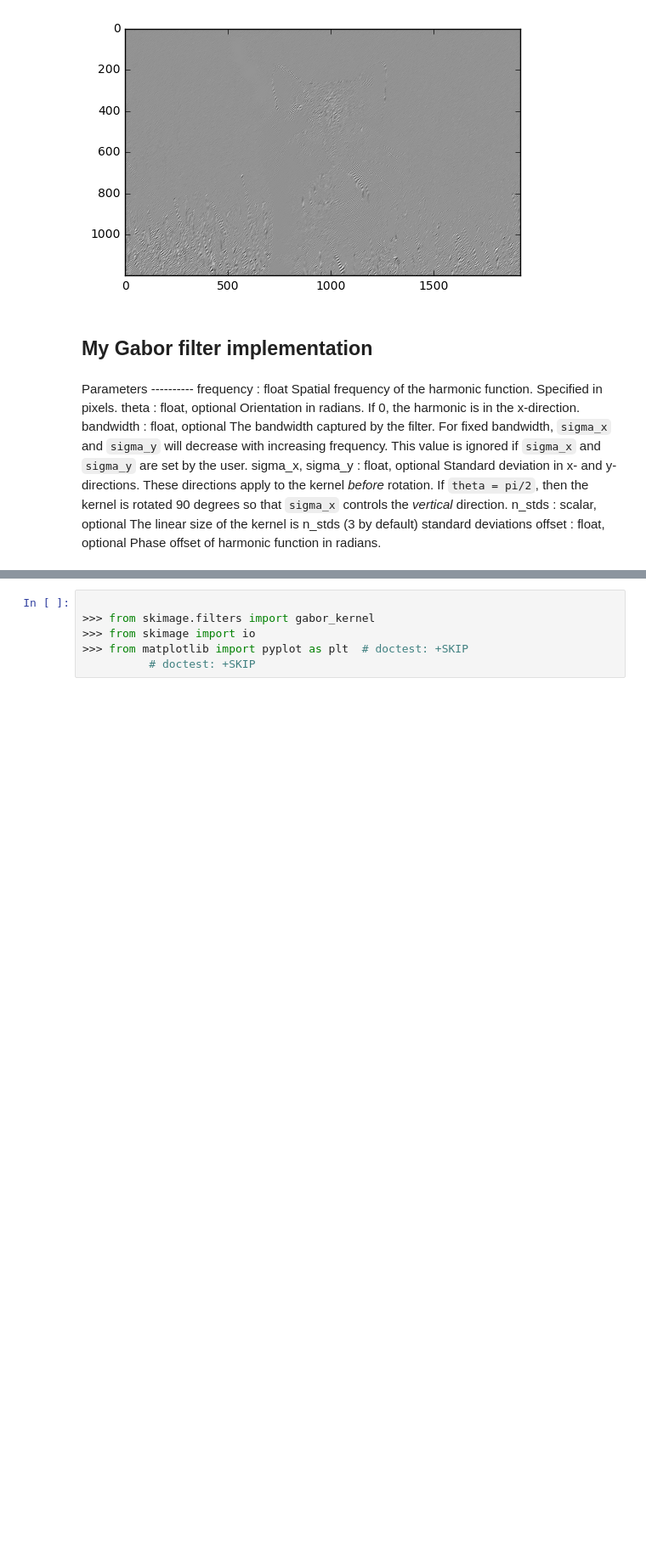
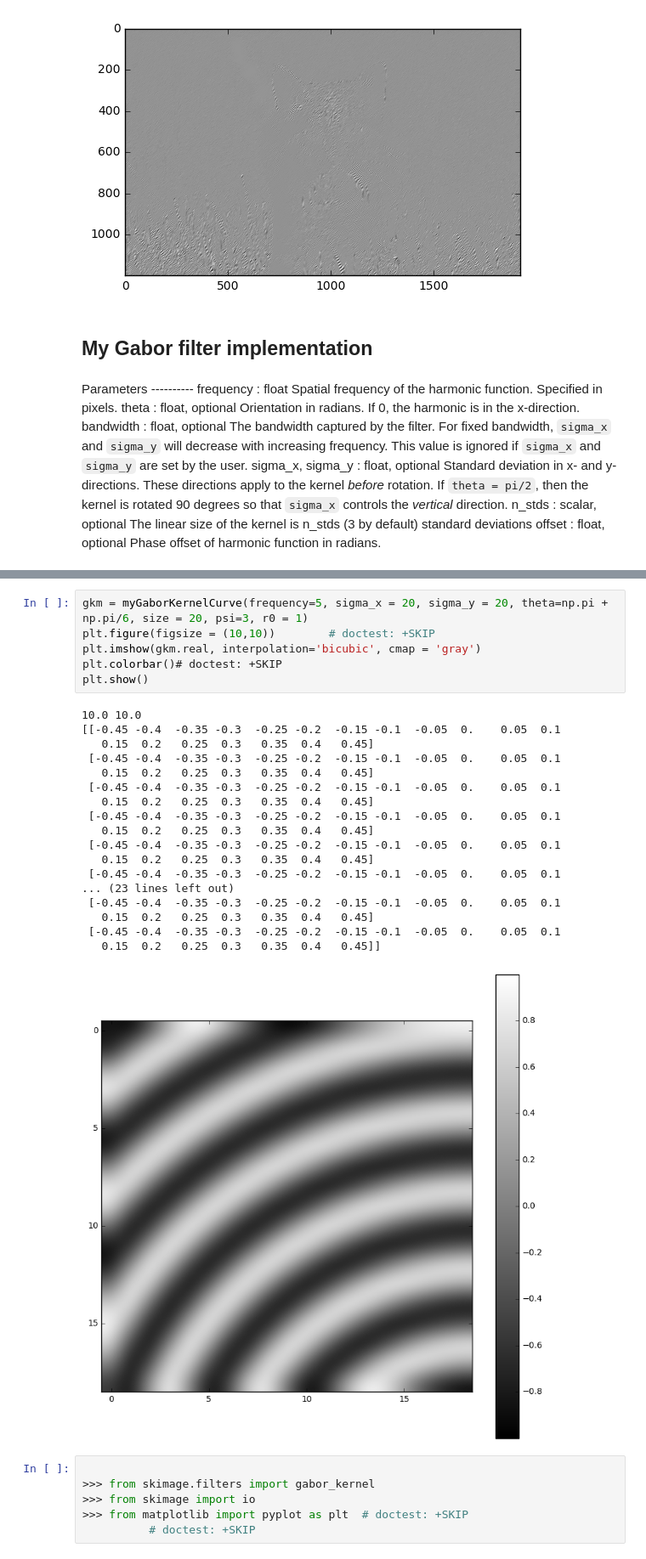
Before and after one commit to iKintosh/GaborNet, a Jupyter notebook: GaborFilter and GaborNet implementation .ipynb, the cells around one changed output, grey strips where cells are left out. Shown at 85% size. Cells and saved outputs as stored; diff of their text form; blank space fills up the shorter version.

```diff
--- a/GaborFilter and GaborNet implementation .ipynb
+++ b/GaborFilter and GaborNet implementation .ipynb
@@ -104,6 +103,31 @@ def myGaborKernelCurve(size = 9, frequency = 1, theta=0, sigma_x=5, sigma_y=5, p
     g *= np.exp(1j * (2 * np.pi * frequency * r + psi))
 
     return g.T
+# %%
+gkm = myGaborKernelCurve(frequency=5, sigma_x = 20, sigma_y = 20, theta=np.pi + np.pi/6, size = 20, psi=3, r0 = 1)
+plt.figure(figsize = (10,10))        # doctest: +SKIP
+plt.imshow(gkm.real, interpolation='bicubic', cmap = 'gray')
+plt.colorbar()# doctest: +SKIP
+plt.show()
+# %% [output]
+10.0 10.0
+[[-0.45 -0.4  -0.35 -0.3  -0.25 -0.2  -0.15 -0.1  -0.05  0.    0.05  0.1
+   0.15  0.2   0.25  0.3   0.35  0.4   0.45]
+ [-0.45 -0.4  -0.35 -0.3  -0.25 -0.2  -0.15 -0.1  -0.05  0.    0.05  0.1
+   0.15  0.2   0.25  0.3   0.35  0.4   0.45]
+ [-0.45 -0.4  -0.35 -0.3  -0.25 -0.2  -0.15 -0.1  -0.05  0.    0.05  0.1
+   0.15  0.2   0.25  0.3   0.35  0.4   0.45]
+ [-0.45 -0.4  -0.35 -0.3  -0.25 -0.2  -0.15 -0.1  -0.05  0.    0.05  0.1
+   0.15  0.2   0.25  0.3   0.35  0.4   0.45]
+ [-0.45 -0.4  -0.35 -0.3  -0.25 -0.2  -0.15 -0.1  -0.05  0.    0.05  0.1
+   0.15  0.2   0.25  0.3   0.35  0.4   0.45]
+ [-0.45 -0.4  -0.35 -0.3  -0.25 -0.2  -0.15 -0.1  -0.05  0.    0.05  0.1
+... (23 lines left out)
+ [-0.45 -0.4  -0.35 -0.3  -0.25 -0.2  -0.15 -0.1  -0.05  0.    0.05  0.1
+   0.15  0.2   0.25  0.3   0.35  0.4   0.45]
+ [-0.45 -0.4  -0.35 -0.3  -0.25 -0.2  -0.15 -0.1  -0.05  0.    0.05  0.1
+   0.15  0.2   0.25  0.3   0.35  0.4   0.45]]
+[figure, added]
 # %%
 
 >>> from skimage.filters import gabor_kernel
```
Also changed, not shown: parts of 11 cells of this notebook, 2 other files.
